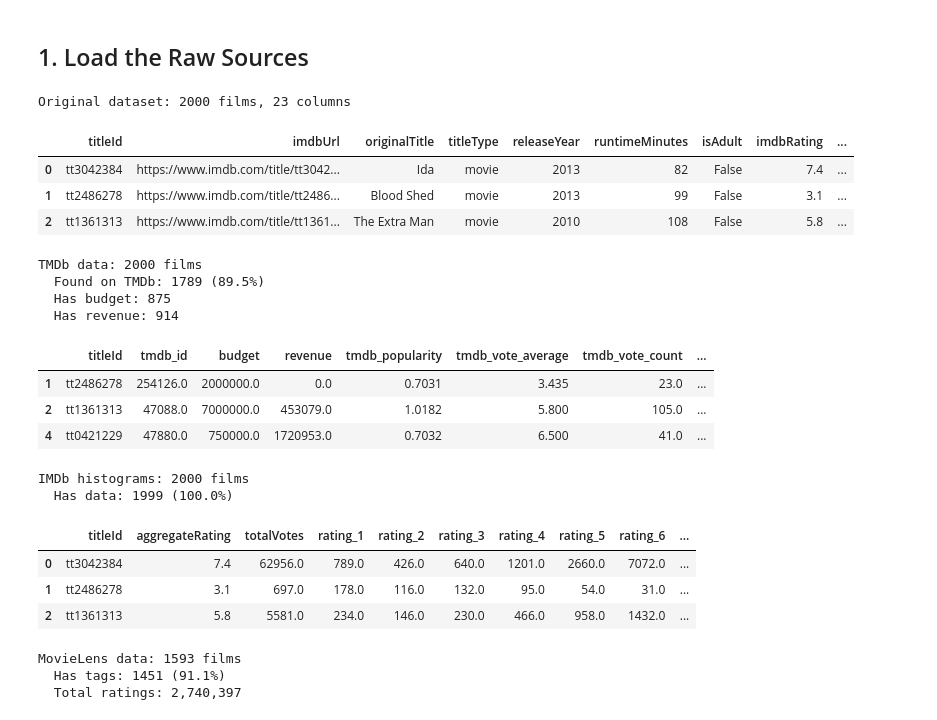
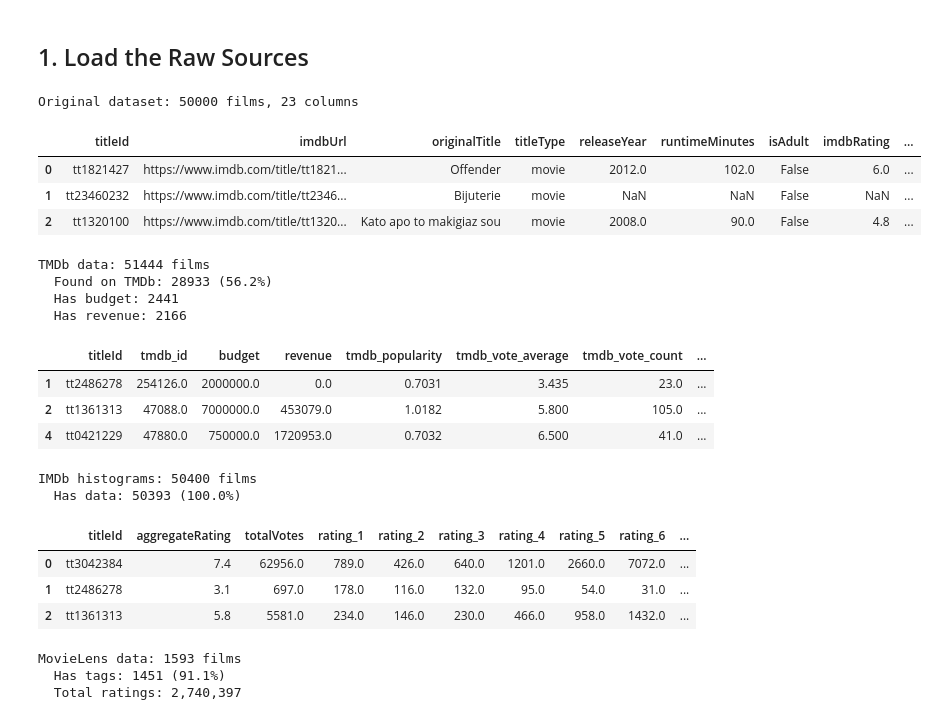
Before and after one commit to JakobEmilPalmason/from-analytics-to-action, a Jupyter notebook: notebooks/data_enrichment_executed.ipynb, the cells around one changed output. Saved outputs shown, nothing was run; the diff lists cells and outputs as text; code cells hidden in the pictures.

```diff
--- a/notebooks/data_enrichment_executed.ipynb
+++ b/notebooks/data_enrichment_executed.ipynb
@@ -32,41 +32,41 @@ pd.set_option("display.max_columns", 70)
 ## 1. Load the Raw Sources
 # %%
 # Original dataset
-main = pd.read_excel("../03-data/European_data_2000.xlsx")
+main = pd.read_csv("../03-data/Movie_50k.csv")
 print(f"Original dataset: {len(main)} films, {len(main.columns)} columns")
 main.head(3)
 # %% [output]
-Original dataset: 2000 films, 23 columns
+Original dataset: 50000 films, 23 columns
 |  | titleId | imdbUrl | originalTitle | titleType | releaseYear | runtimeMinutes | isAdult | imdbRating | ... |
-| 0 | tt3042384 | https://www.imdb.com/title/tt3042... | Ida | movie | 2013 | 82 | False | 7.4 | ... |
-| 1 | tt2486278 | https://www.imdb.com/title/tt2486... | Blood Shed | movie | 2013 | 99 | False | 3.1 | ... |
-| 2 | tt1361313 | https://www.imdb.com/title/tt1361... | The Extra Man | movie | 2010 | 108 | False | 5.8 | ... |
+| 0 | tt1821427 | https://www.imdb.com/title/tt1821... | Offender | movie | 2012.0 | 102.0 | False | 6.0 | ... |
+| 1 | tt23460232 | https://www.imdb.com/title/tt2346... | Bijuterie | movie | NaN | NaN | False | NaN | ... |
+| 2 | tt1320100 | https://www.imdb.com/title/tt1320... | Kato apo to makigiaz sou | movie | 2008.0 | 90.0 | False | 4.8 | ... |
 # %%
 # TMDb enrichment (budget, revenue, popularity)
-tmdb = pd.read_csv("../03-data/raw/tmdb_enrichment.csv")
+tmdb = pd.read_csv("../03-data/raw/tmdb_enrichment.csv").drop_duplicates(subset="titleId")
 print(f"TMDb data: {len(tmdb)} films")
 print(f"  Found on TMDb: {tmdb['tmdb_id'].notna().sum()} ({tmdb['tmdb_id'].notna().mean():.1%})")
 print(f"  Has budget: {(tmdb['budget'].fillna(0) > 0).sum()}")
 print(f"  Has revenue: {(tmdb['revenue'].fillna(0) > 0).sum()}")
 tmdb[tmdb['budget'] > 0].head(3)
 # %% [output]
-TMDb data: 2000 films
-  Found on TMDb: 1789 (89.5%)
-  Has budget: 875
-  Has revenue: 914
+TMDb data: 51444 films
+  Found on TMDb: 28933 (56.2%)
+  Has budget: 2441
+  Has revenue: 2166
 |  | titleId | tmdb_id | budget | revenue | tmdb_popularity | tmdb_vote_average | tmdb_vote_count | ... |
 | 1 | tt2486278 | 254126.0 | 2000000.0 | 0.0 | 0.7031 | 3.435 | 23.0 | ... |
 | 2 | tt1361313 | 47088.0 | 7000000.0 | 453079.0 | 1.0182 | 5.800 | 105.0 | ... |
 | 4 | tt0421229 | 47880.0 | 750000.0 | 1720953.0 | 0.7032 | 6.500 | 41.0 | ... |
 # %%
 # IMDb rating distributions (per-star vote counts)
-imdb_hist = pd.read_csv("../03-data/raw/imdb_rating_distributions.csv")
+imdb_hist = pd.read_csv("../03-data/raw/imdb_rating_distributions.csv").drop_duplicates(subset="titleId")
 print(f"IMDb histograms: {len(imdb_hist)} films")
 print(f"  Has data: {imdb_hist['totalVotes'].notna().sum()} ({imdb_hist['totalVotes'].notna().mean():.1%})")
 imdb_hist.head(3)
 # %% [output]
-IMDb histograms: 2000 films
-  Has data: 1999 (100.0%)
+IMDb histograms: 50400 films
+  Has data: 50393 (100.0%)
 |  | titleId | aggregateRating | totalVotes | rating_1 | rating_2 | rating_3 | rating_4 | rating_5 | rating_6 | ... |
 | 0 | tt3042384 | 7.4 | 62956.0 | 789.0 | 426.0 | 640.0 | 1201.0 | 2660.0 | 7072.0 | ... |
 | 1 | tt2486278 | 3.1 | 697.0 | 178.0 | 116.0 | 132.0 | 95.0 | 54.0 | 31.0 | ... |
```
Also changed, not shown: parts of 8 cells of this notebook, 7 other files.
